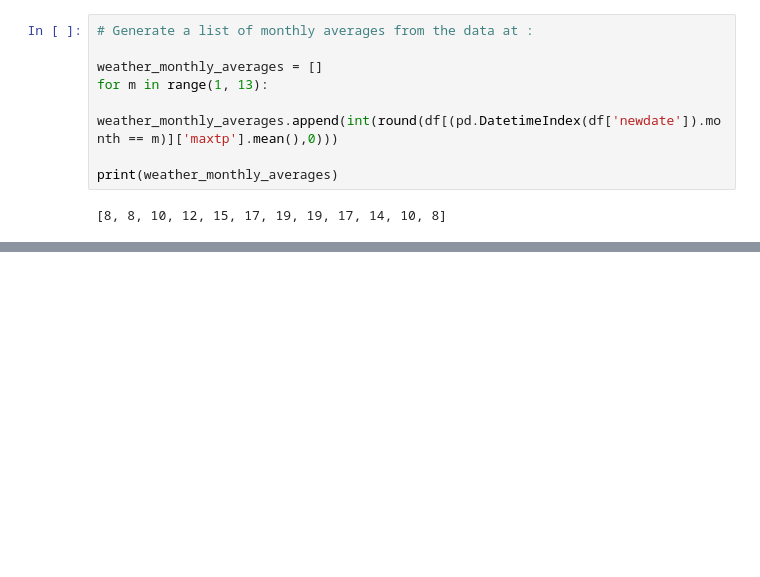
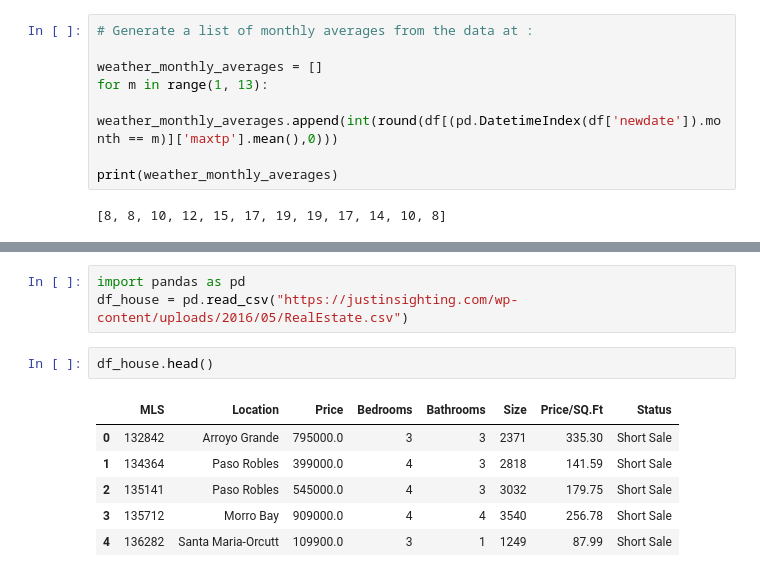
Before and after one commit to dssheldon/ProgDA-Project-SDS, a Jupyter notebook: ProgDA-Project-SDS.ipynb, the cells around one changed output, grey strips where cells are left out. Saved outputs shown, nothing was run; the diff lists cells and outputs as text; blank space fills up the shorter version.

```diff
--- a/ProgDA-Project-SDS.ipynb
+++ b/ProgDA-Project-SDS.ipynb
@@ -212,0 +215,12 @@ plt.show()
+# %%
+import pandas as pd
+df_house = pd.read_csv("https://justinsighting.com/wp-content/uploads/2016/05/RealEstate.csv")
+# %%
+df_house.head()
+# %% [output]
+|  | MLS | Location | Price | Bedrooms | Bathrooms | Size | Price/SQ.Ft | Status |
+| 0 | 132842 | Arroyo Grande | 795000.0 | 3 | 3 | 2371 | 335.30 | Short Sale |
+| 1 | 134364 | Paso Robles | 399000.0 | 4 | 3 | 2818 | 141.59 | Short Sale |
+| 2 | 135141 | Paso Robles | 545000.0 | 4 | 3 | 3032 | 179.75 | Short Sale |
+| 3 | 135712 | Morro Bay | 909000.0 | 4 | 4 | 3540 | 256.78 | Short Sale |
+| 4 | 136282 | Santa Maria-Orcutt | 109900.0 | 3 | 1 | 1249 | 87.99 | Short Sale |
```
Also changed, not shown: parts of 4 cells of this notebook.
